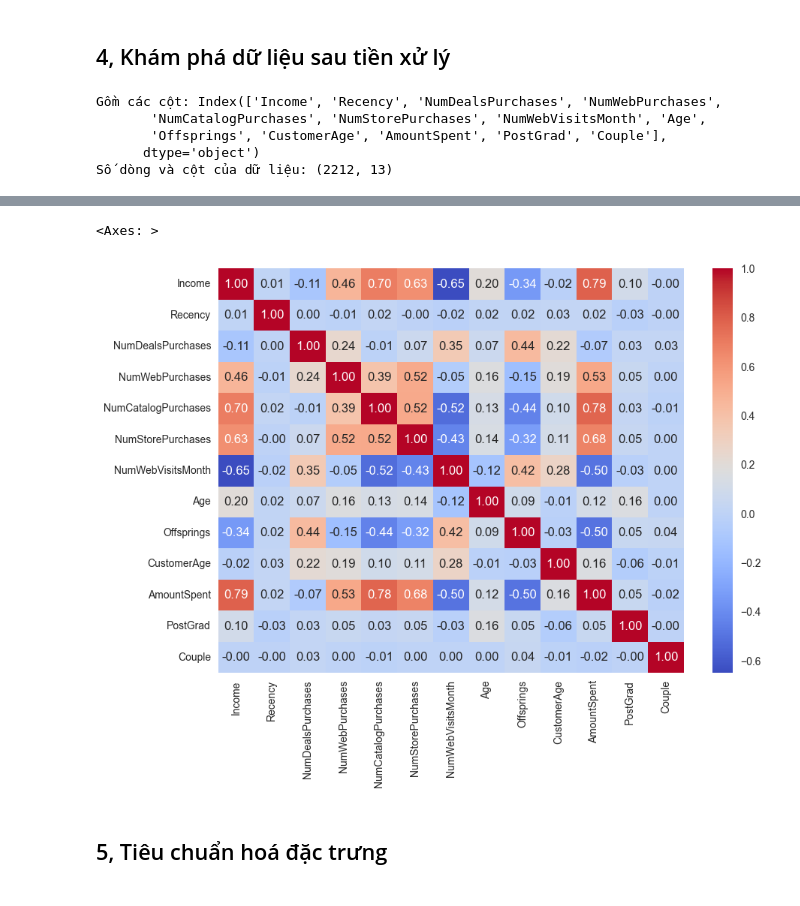
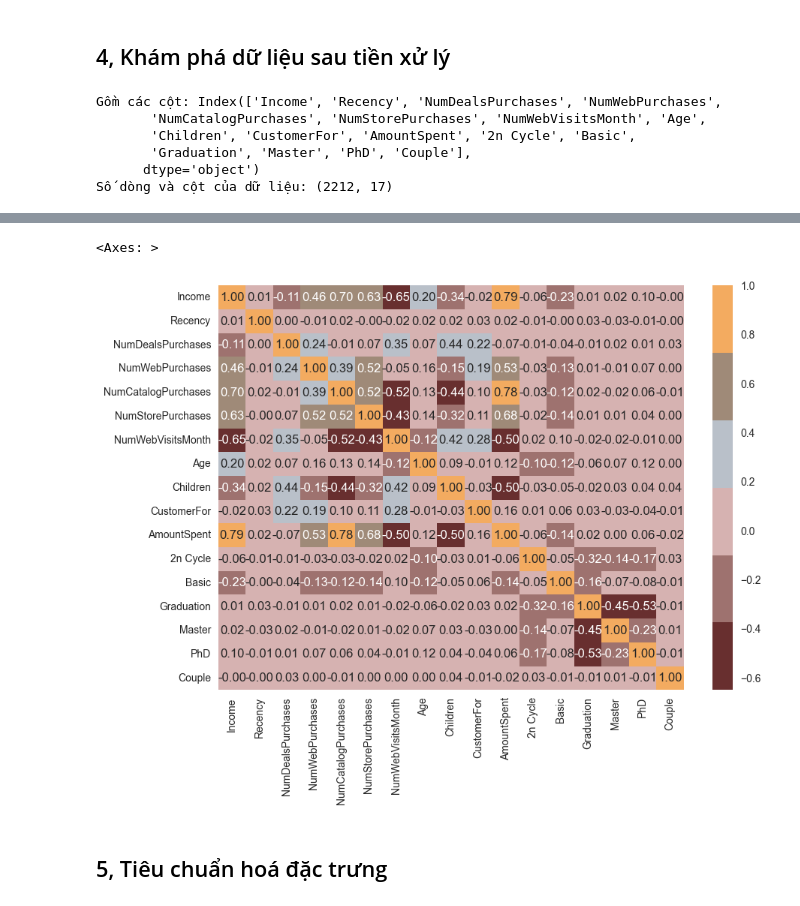
Before and after one commit to vuhuusy/customer_segmentation, a Jupyter notebook: customer_segmentation.ipynb, the cells around one changed output, grey strips where cells are left out. Saved outputs shown, nothing was run; the diff lists cells and outputs as text; code cells hidden in the pictures.

```diff
--- a/customer_segmentation.ipynb
+++ b/customer_segmentation.ipynb
@@ -303,7 +309,9 @@ plt.show()
 # %%
 # Gộp các cột thành một feature mới là AmountSpent
 
-df['AmountSpent'] = df['MntWines'] + df['MntFruits'] + df['MntMeatProducts'] + df['MntFishProducts'] + df['MntSweetProducts'] + df['MntGoldProds']
+processed_df['AmountSpent'] = processed_df['MntWines'] + processed_df['MntFruits'] + processed_df['MntMeatProducts'] + processed_df['MntFishProducts'] + processed_df['MntSweetProducts'] + processed_df['MntGoldProds']
 
-df = df.drop(columns=Mn_columns)
+raw_df2 = processed_df.copy()
+
+processed_df = processed_df.drop(columns=Mn_columns)
 # %%
@@ -337,3 +349,5 @@ plt.ylabel('Income')
 plt.show()
 # %% [output]
 [figure]
+# %%
+processed_df = processed_df.reset_index(drop=True)
@@ -339,0 +356,13 @@ plt.show()
+# %%
+ohe = OneHotEncoder()
+
+# Số hóa dữ liệu
+onehot_encoded = ohe.fit_transform(processed_df['Education'].values.reshape(-1, 1))
+columns = ['2n Cycle', 'Basic', 'Graduation', 'Master', 'PhD']
+
+edu_df = pd.DataFrame(onehot_encoded.toarray(), columns=columns)
+
+processed_df = processed_df.drop(columns=['Education'])
+# Gộp hai DataFrame theo cột (axis=1) hoặc hàng (axis=0)
+processed_df = pd.concat([processed_df, edu_df], axis=1)  # Gộp theo cột
+processed_df
@@ -389,19 +432,20 @@ Tương tự như trường **Education**, **Marital_Status** cũng là dữ li
 Tạo feature mới là **Couple** chứa thông tin
 # %%
 marital_dic = {'Single': 0, 'Divorced': 0, 'Widow': 0, 'Alone': 0, 'Absurd': 0, 'YOLO': 0, 'Married': 1, 'Together': 1}
-df['Couple'] = df['Marital_Status'].replace(marital_dic)
+processed_df['Couple'] = processed_df['Marital_Status'].replace(marital_dic)
 
 # Xóa cột 'Marital_Status'
-df = df.drop(columns=['Marital_Status'])
+processed_df = processed_df.drop(columns=['Marital_Status'])
 # %% [markdown]
 ## 4, Khám phá dữ liệu sau tiền xử lý
 # %%
-print("Gồm các cột:", df.columns)
-print("Số dòng và cột của dữ liệu:", df.shape)
+print("Gồm các cột:", processed_df.columns)
+print("Số dòng và cột của dữ liệu:", processed_df.shape)
 # %% [output]
 Gồm các cột: Index(['Income', 'Recency', 'NumDealsPurchases', 'NumWebPurchases',
        'NumCatalogPurchases', 'NumStorePurchases', 'NumWebVisitsMonth', 'Age',
-       'Offsprings', 'CustomerAge', 'AmountSpent', 'PostGrad', 'Couple'],
+       'Children', 'CustomerFor', 'AmountSpent', '2n Cycle', 'Basic',
+       'Graduation', 'Master', 'PhD', 'Couple'],
       dtype='object')
-Số dòng và cột của dữ liệu: (2212, 13)
+Số dòng và cột của dữ liệu: (2212, 17)
 # %%
@@ -419,10 +463,10 @@ df.describe()
 # %%
 # Heatmap thể hiện mối tương quan giữa các feature
 plt.figure(figsize=(10,7))
-sns.heatmap(df.corr(), annot=True, cmap='coolwarm', fmt='.2f')
+sns.heatmap(processed_df.corr(), annot=True, cmap=cmap, fmt='.2f')
 # %% [output]
 <Axes: >
-[figure, old version]
+[figure, new version]
 # %% [markdown]
 ## 5, Tiêu chuẩn hoá đặc trưng
 # %%
```
Also changed, not shown: parts of 56 cells of this notebook.
